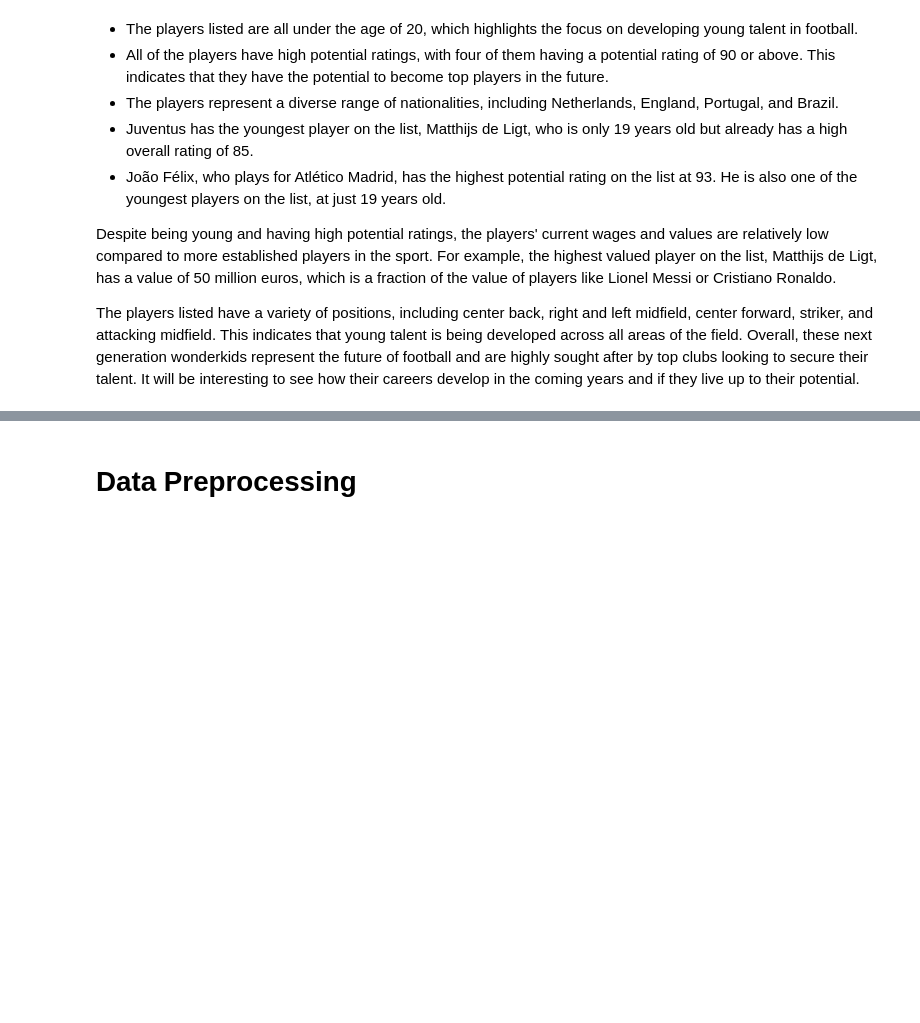
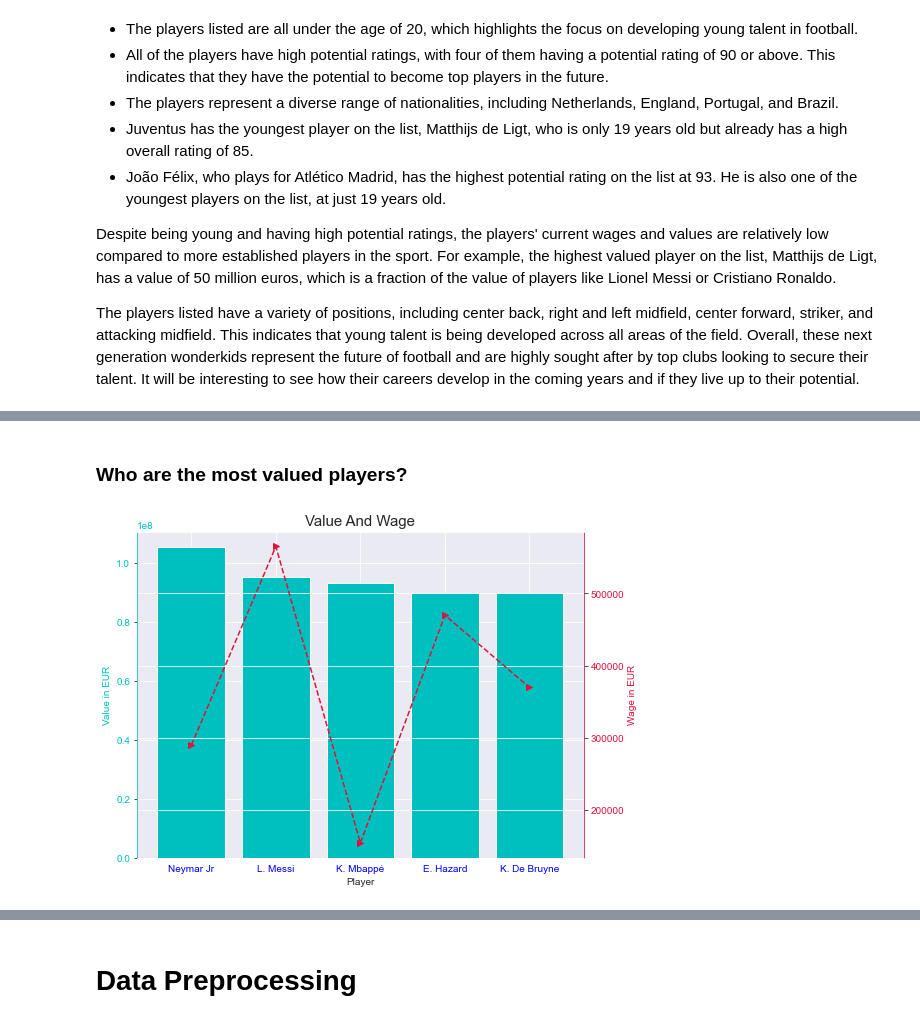
Before and after one commit to mdushetwar/Fifa-Players--EDA-Clustering, a Jupyter notebook: PRCP-1004-Fifa20.ipynb, the cells around one changed output, grey strips where cells are left out. Drawn from its saved outputs; the diff is of its cells as text; code cells hidden in the pictures; blank space fills up the shorter version.

```diff
--- a/PRCP-1004-Fifa20.ipynb
+++ b/PRCP-1004-Fifa20.ipynb
@@ -486,0 +496,26 @@ Overall, these next generation wonderkids represent the future of football and a
+# %% [markdown]
+### Who are the most valued players?
+# %%
+most_valued= players[['short_name', 'value_eur', 'wage_eur']].sort_values('value_eur', ascending=False).head(5)
+
+fig, ax1 = plt.subplots(figsize=(8,6))
+ax1.bar(most_valued.short_name, most_valued.value_eur, color= 'c', label='value')
+ax1.set_ylabel('Value in EUR', color='c')
+ax1.tick_params(axis='y', labelcolor= 'c')
+ax1.set_xticklabels(labels= most_valued.short_name)
+
+#creating twin y axis as ax2
+ax2 = ax1.twinx()
+
+ax2.plot(most_valued.short_name, most_valued.wage_eur, c='crimson', linestyle='--', marker='>', label= 'wage')
+ax2.set_ylabel('Wage in EUR', color='crimson')
+ax2.tick_params(axis='y', labelcolor= 'crimson')
+
+ax1.set_xlabel('Player')
+ax1.tick_params(axis='x', labelcolor= "b")
+plt.title('Value and Wage'.title(), fontsize=15)
+
+ax2.spines['left'].set_color('c')
+ax2.spines['right'].set_color('crimson');
+# %% [output]
+[figure, added]
```
Also changed, not shown: parts of 4 cells of this notebook.
